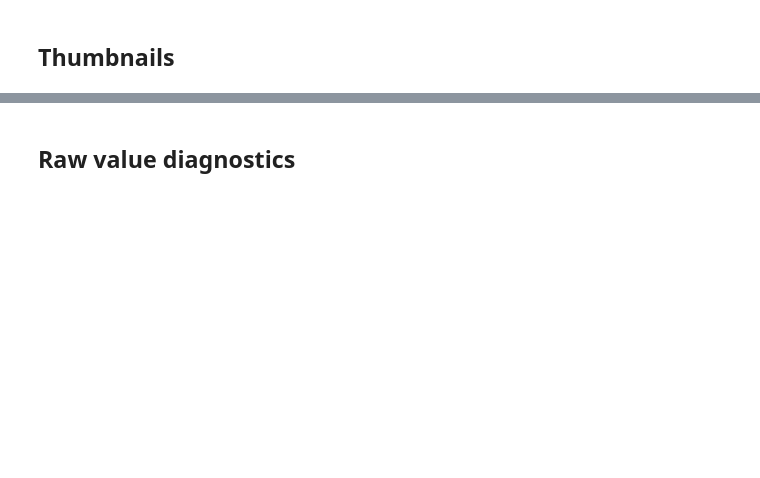
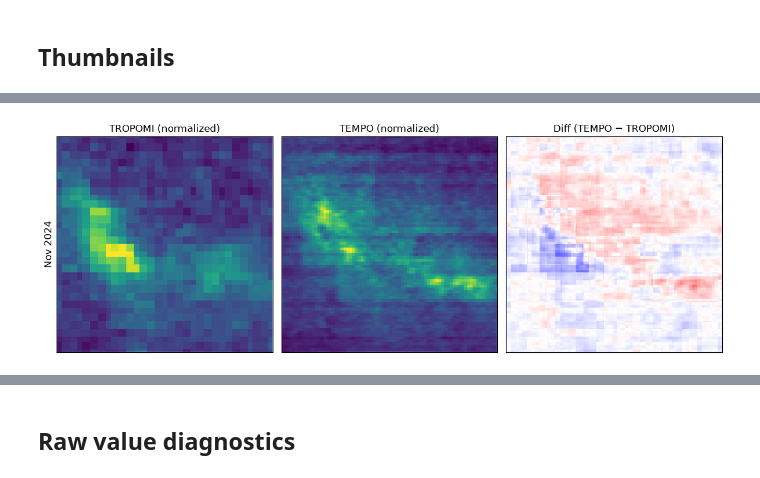
Before and after one commit to evankart/tempo-tropomi-comparison, a Jupyter notebook: tempo_tropomi_comparison.ipynb, the cells around one changed output, grey strips where cells are left out. Saved outputs shown, nothing was run; the diff lists cells and outputs as text; code cells hidden in the pictures; blank space fills up the shorter version.

```diff
--- a/tempo_tropomi_comparison.ipynb
+++ b/tempo_tropomi_comparison.ipynb
@@ -366,0 +406,4 @@ KeyboardInterrupt:
+# %%
+show_thumb_row('Nov 2024', tropomi_monthly_scaled, tempo_monthly_scaled, diff_norm_monthly)
+# %% [output]
+[figure, added]
```
Also changed, not shown: parts of 8 cells of this notebook.
